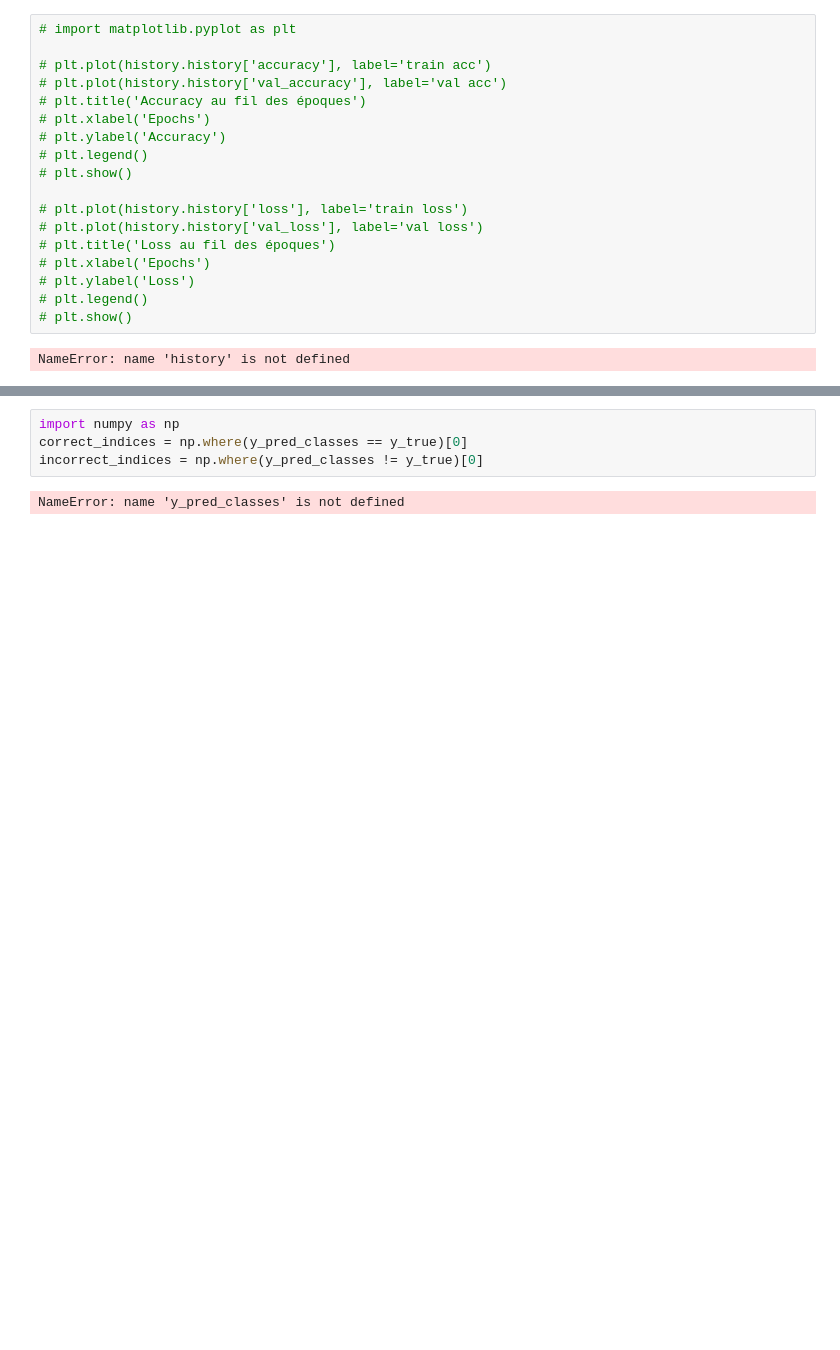
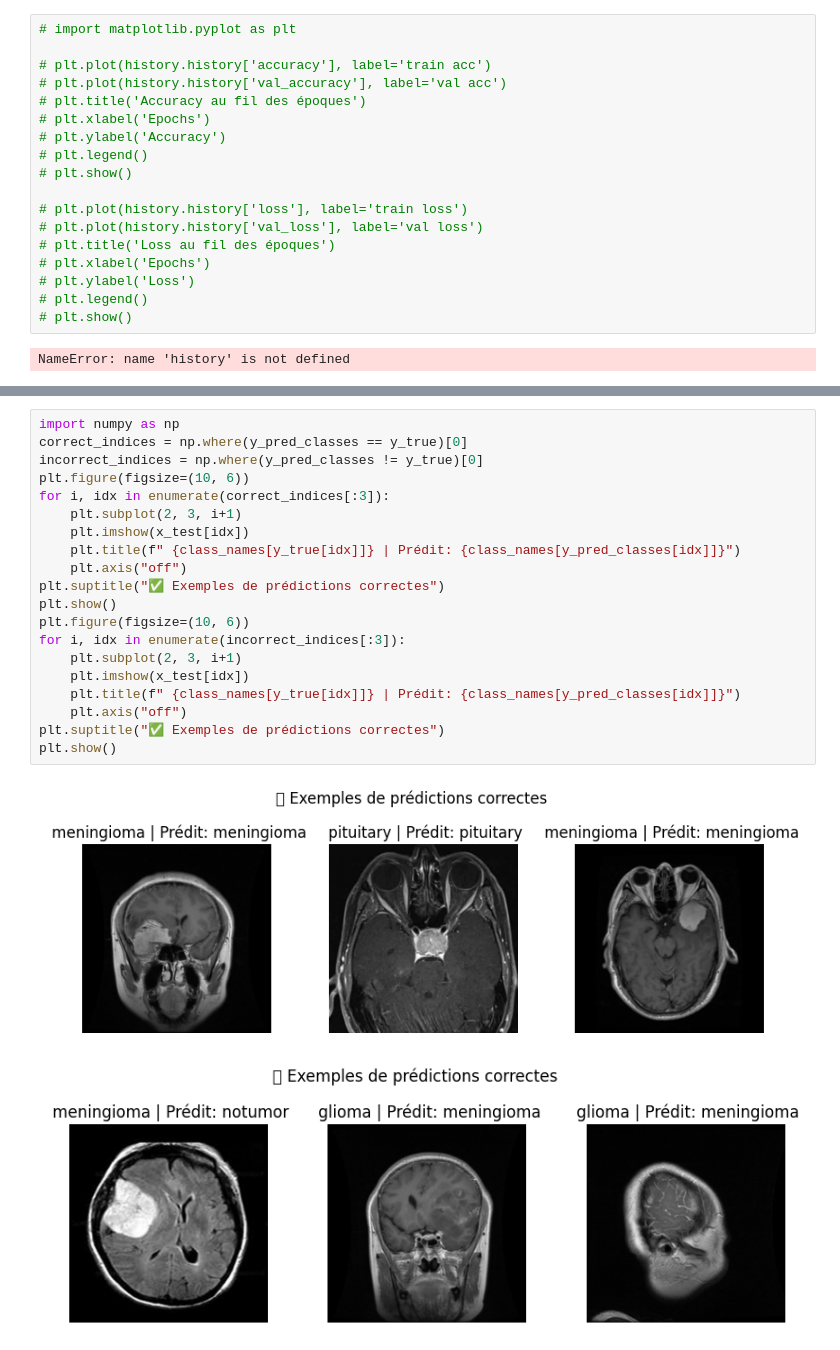
Before and after one commit to abirmes/BrainScan, a Jupyter notebook: tests.ipynb, the cells around one changed output, grey strips where cells are left out. Cells and saved outputs as stored; diff of their text form; blank space fills up the shorter version.

Commit message:
exemples

```diff
--- a/tests.ipynb
+++ b/tests.ipynb
@@ -373,6 +392,23 @@ NameError: name 'model' is not defined
 # %%
 import numpy as np
 correct_indices = np.where(y_pred_classes == y_true)[0]
 incorrect_indices = np.where(y_pred_classes != y_true)[0]
+plt.figure(figsize=(10, 6))
+for i, idx in enumerate(correct_indices[:3]):
+    plt.subplot(2, 3, i+1)
+    plt.imshow(x_test[idx])
+    plt.title(f" {class_names[y_true[idx]]} | Prédit: {class_names[y_pred_classes[idx]]}")
+    plt.axis("off")
+plt.suptitle("✅ Exemples de prédictions correctes")
+plt.show()
+plt.figure(figsize=(10, 6))
+for i, idx in enumerate(incorrect_indices[:3]):
+    plt.subplot(2, 3, i+1)
+    plt.imshow(x_test[idx])
+    plt.title(f" {class_names[y_true[idx]]} | Prédit: {class_names[y_pred_classes[idx]]}")
+    plt.axis("off")
+plt.suptitle("✅ Exemples de prédictions correctes")
+plt.show()
 # %% [output]
-NameError: name 'y_pred_classes' is not defined
+[figure, added]
+[figure, added]
```
Also changed, not shown: parts of 7 cells of this notebook.
